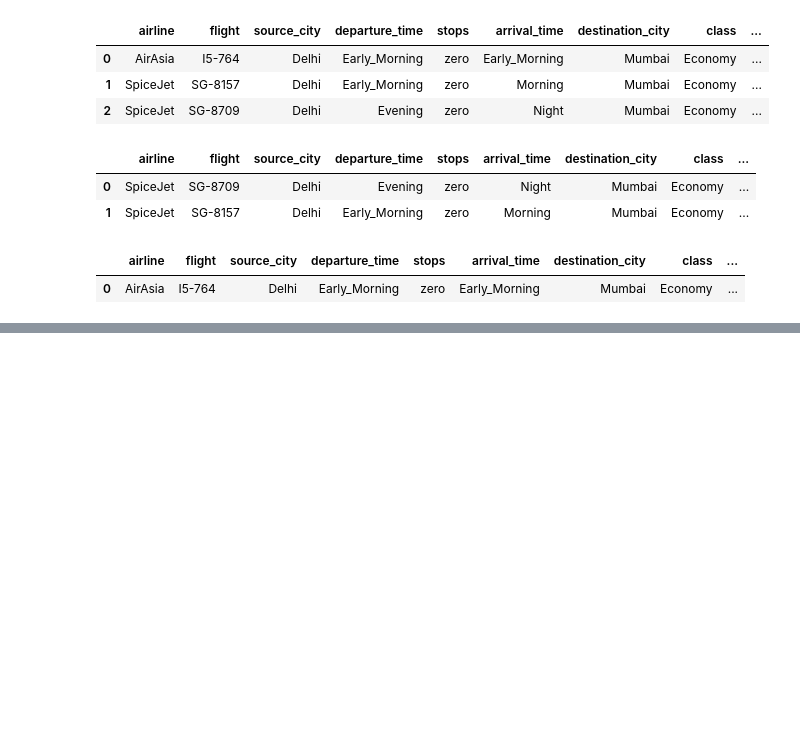
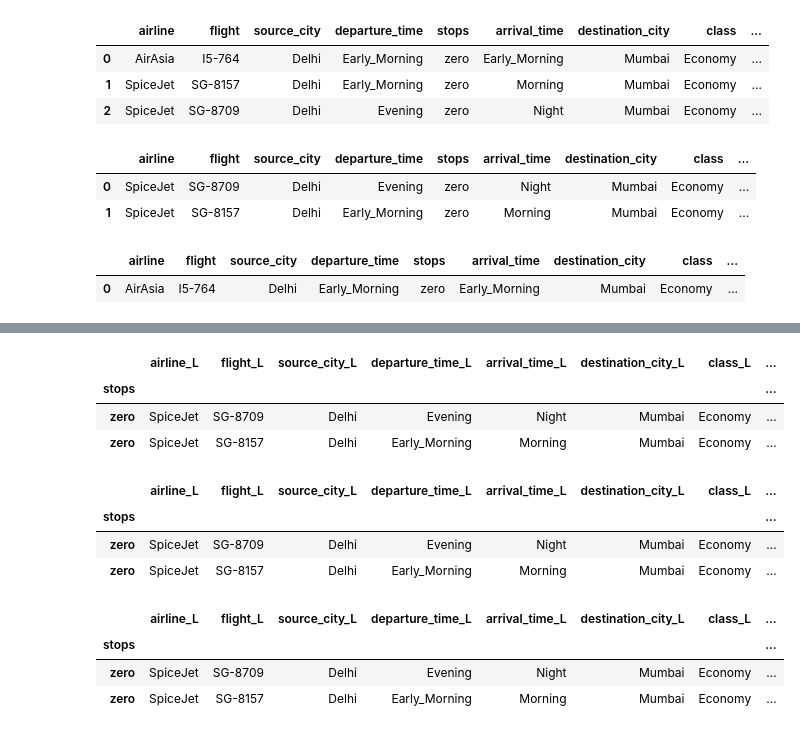
Before and after one commit to xyizko/xo-mathz, a Jupyter notebook: nb/yt-pandas-2.ipynb, the cells around one changed output, grey strips where cells are left out. Saved outputs shown, nothing was run; the diff lists cells and outputs as text; code cells hidden in the pictures; blank space fills up the shorter version.

```diff
--- a/nb/yt-pandas-2.ipynb
+++ b/nb/yt-pandas-2.ipynb
@@ -1598,0 +1619,10 @@ sp1.merge(ai1, how = 'right')
+# %%
+# Joining both DD's on stops
+sp1ai1 = sp1.set_index('stops').join(ai1.set_index('stops'), lsuffix='_L', rsuffix = '_R')
+# %%
+sp1ai1
+# %% [output]
+|  | airline_L | flight_L | source_city_L | departure_time_L | arrival_time_L | destination_city_L | class_L | ... |
+| stops |  |  |  |  |  |  |  | ... |
+| zero | SpiceJet | SG-8709 | Delhi | Evening | Night | Mumbai | Economy | ... |
+| zero | SpiceJet | SG-8157 | Delhi | Early_Morning | Morning | Mumbai | Economy | ... |
@@ -1598,0 +1632,7 @@ sp1.merge(ai1, how = 'right')
+# %%
+sp1ai1
+# %% [output]
+|  | airline_L | flight_L | source_city_L | departure_time_L | arrival_time_L | destination_city_L | class_L | ... |
+| stops |  |  |  |  |  |  |  | ... |
+| zero | SpiceJet | SG-8709 | Delhi | Evening | Night | Mumbai | Economy | ... |
+| zero | SpiceJet | SG-8157 | Delhi | Early_Morning | Morning | Mumbai | Economy | ... |
@@ -1598,0 +1642,7 @@ sp1.merge(ai1, how = 'right')
+# %%
+sp1ai1_inner
+# %% [output]
+|  | airline_L | flight_L | source_city_L | departure_time_L | arrival_time_L | destination_city_L | class_L | ... |
+| stops |  |  |  |  |  |  |  | ... |
+| zero | SpiceJet | SG-8709 | Delhi | Evening | Night | Mumbai | Economy | ... |
+| zero | SpiceJet | SG-8157 | Delhi | Early_Morning | Morning | Mumbai | Economy | ... |
```
Also changed, not shown: parts of 5 cells of this notebook.
